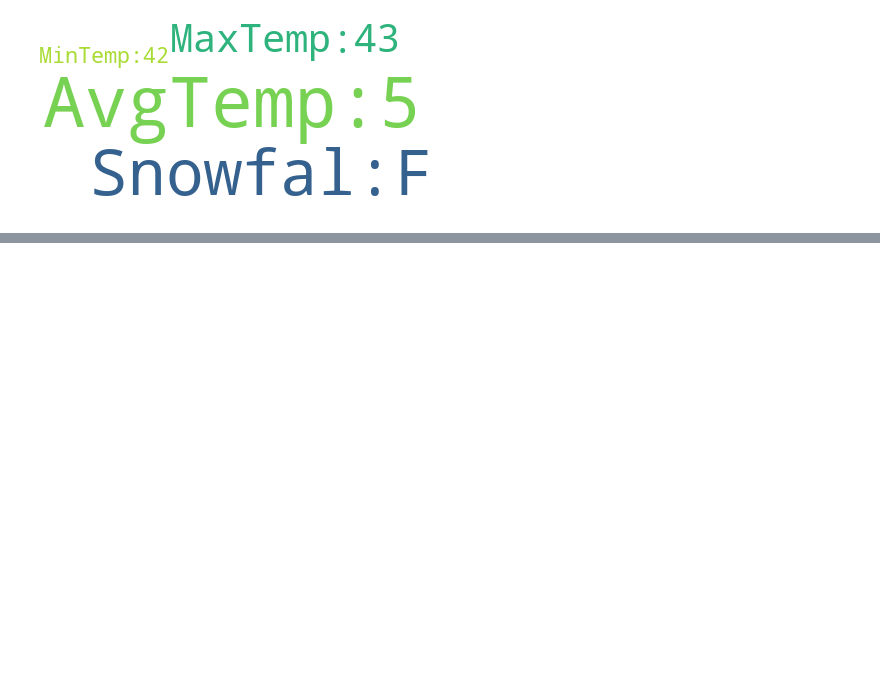
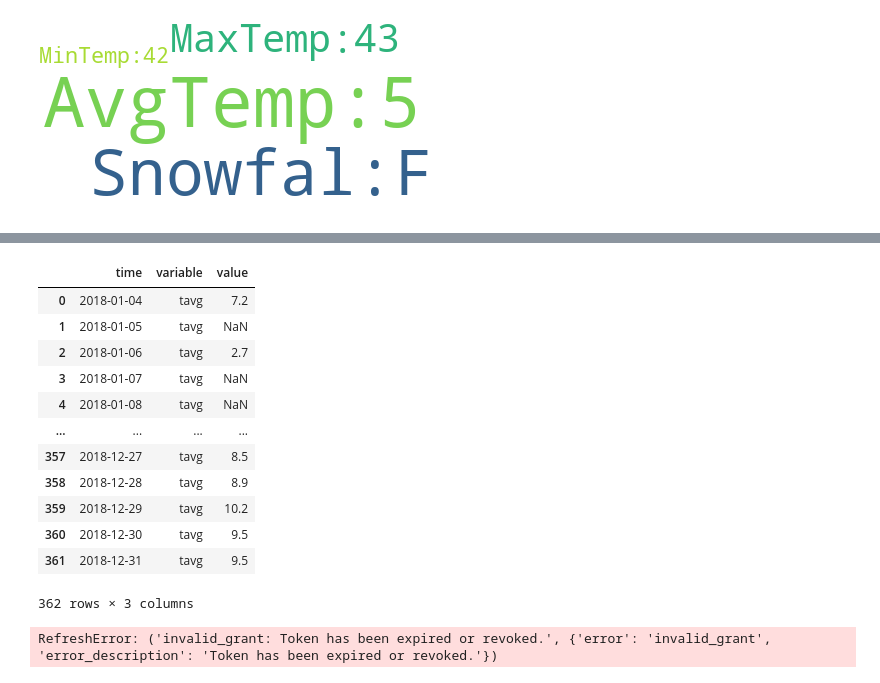
Before and after one commit to tekritesh/bio-mos, a Jupyter notebook: dashboard/visualization_2.ipynb, the cells around one changed output, grey strips where cells are left out. Cells and saved outputs as stored; diff of their text form; code cells hidden in the pictures; blank space fills up the shorter version.

```diff
--- a/dashboard/visualization_2.ipynb
+++ b/dashboard/visualization_2.ipynb
@@ -571,0 +604,17 @@ df
+# %%
+data= pd.melt(data,value_vars=['tavg'],id_vars=['time'])
+data
+# %% [output]
+|  | time | variable | value |
+| 0 | 2018-01-04 | tavg | 7.2 |
+| 1 | 2018-01-05 | tavg | NaN |
+| 2 | 2018-01-06 | tavg | 2.7 |
+| 3 | 2018-01-07 | tavg | NaN |
+| 4 | 2018-01-08 | tavg | NaN |
+| ... | ... | ... | ... |
+| 357 | 2018-12-27 | tavg | 8.5 |
+| 358 | 2018-12-28 | tavg | 8.9 |
+| 359 | 2018-12-29 | tavg | 10.2 |
+| 360 | 2018-12-30 | tavg | 9.5 |
+| 361 | 2018-12-31 | tavg | 9.5 |
+362 rows × 3 columns
@@ -571,0 +656,28 @@ df
+# %%
+
+
+ee.Initialize()
+longitude = -40.65
+latitude = 19.90
+zoom = 11
+Map = geemap.Map()
+Map.add_basemap("HYBRID")
+region = ee.Geometry.BBox(-179, -89, 179, 89)
+
+start_date = "2022-01-01"
+end_date = "2022-07-01"
+
+dw = geemap.dynamic_world(region, start_date, end_date, return_type="hillshade")
+
+layers = {
+    "Dynamic World": geemap.ee_tile_layer(dw, {}, "Dynamic World Land Cover"),
+}
+Map.addLayer(dw, {}, 'Dynamic World Land Cover cover')
+Map.add_legend(
+    title="Dynamic World Land Cover",
+    builtin_legend="Dynamic_World",
+)
+df.to_csv('test.csv')
+Map.add_points_from_xy(df, popup=["species"], x='longitude', y='latitude', layer_name="Occurence Data")
+# %% [output]
+RefreshError: ('invalid_grant: Token has been expired or revoked.', {'error': 'invalid_grant', 'error_description': 'Token has been expired or revoked.'})
```
Also changed, not shown: parts of 5 cells of this notebook, 1 other file.
